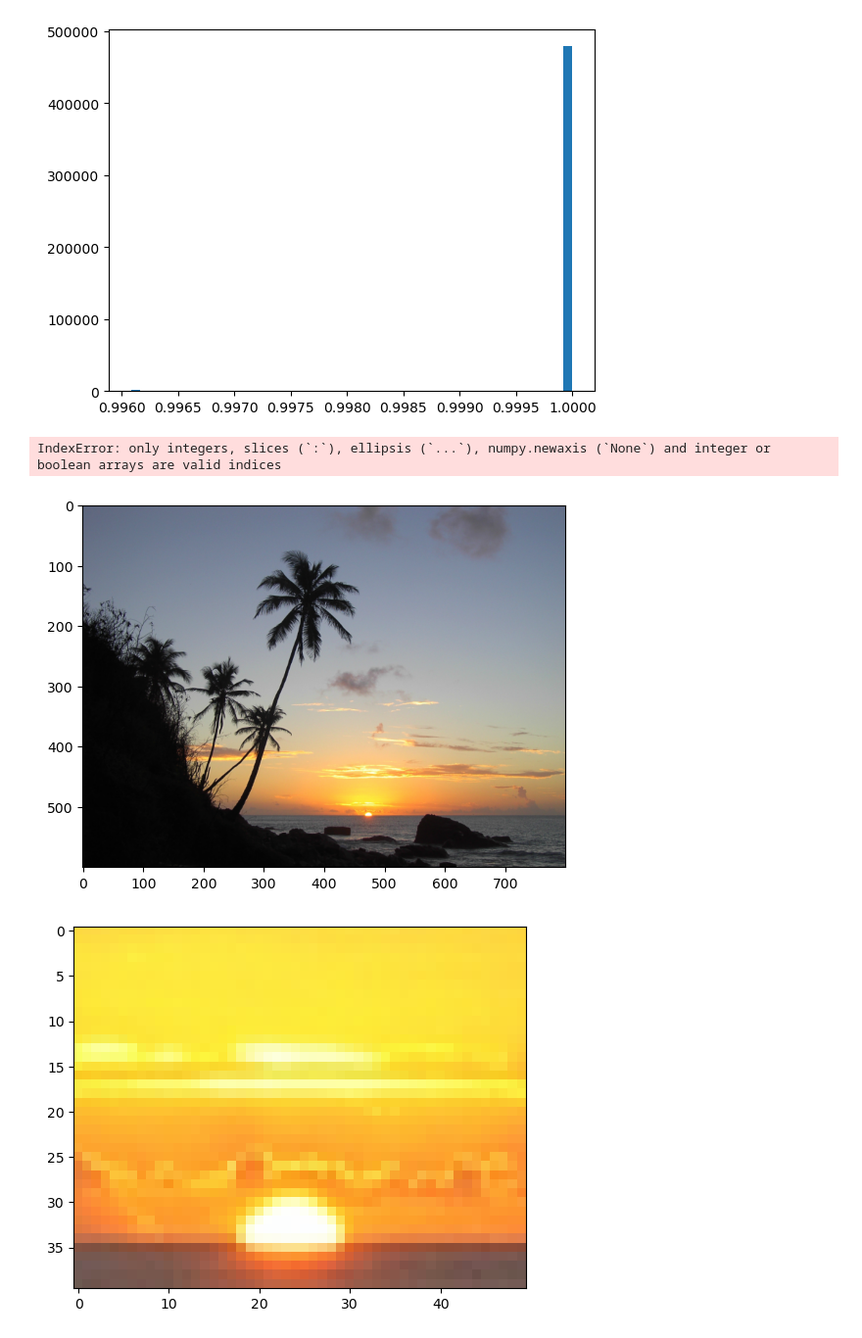
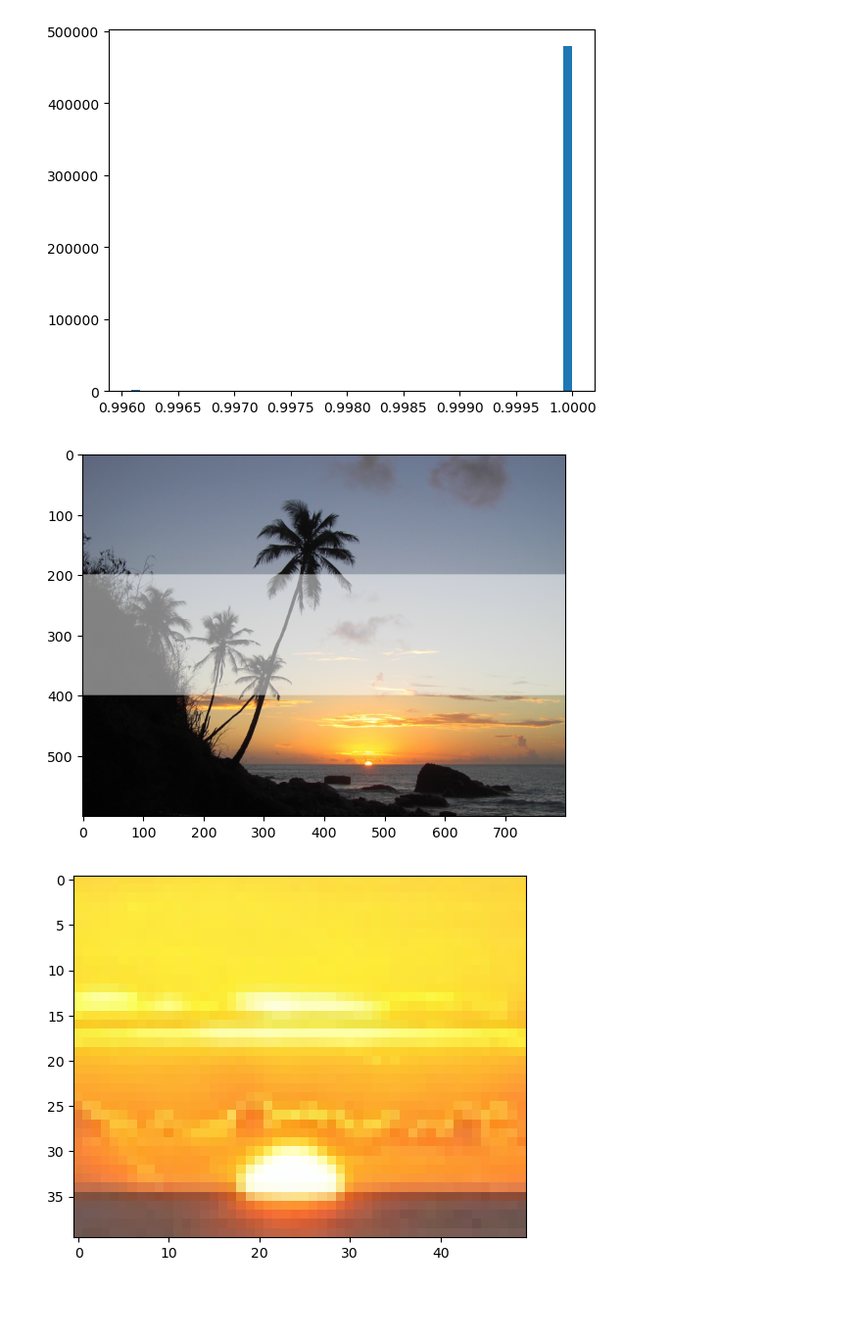
Before and after one commit to Dans182/jupyter-python, a Jupyter notebook: Daniel/20240411.ipynb, the cells around one changed output. Shown at 98% size. Saved outputs shown, nothing was run; the diff lists cells and outputs as text; code cells hidden in the pictures; blank space fills up the shorter version.

```diff
--- a/Daniel/20240411.ipynb
+++ b/Daniel/20240411.ipynb
@@ -123,14 +217,13 @@ plt.imshow(b);
 plt.hist(b[:,:, -1].flatten(), bins = 50);
 # %% [output]
 [figure]
+# %%
+b[200:400, :, -1] = 0.5 #Si le paso uno, la capa de transparencia es transparente y muestra el color
+#si le paso cero, blaquea totalmente la img
 # %%
-b[200:401, :, 0.5]
+plt.imshow(b);
 # %% [output]
-IndexError: only integers, slices (`:`), ellipsis (`...`), numpy.newaxis (`None`) and integer or boolean arrays are valid indices
+[figure, added]
-# %%
-plt.imshow(b);
-# %% [output]
-[figure, removed]
 # %%
 sun = b[480:520, 450:500]
 # %%
```
Also changed, not shown: parts of 95 cells of this notebook.
